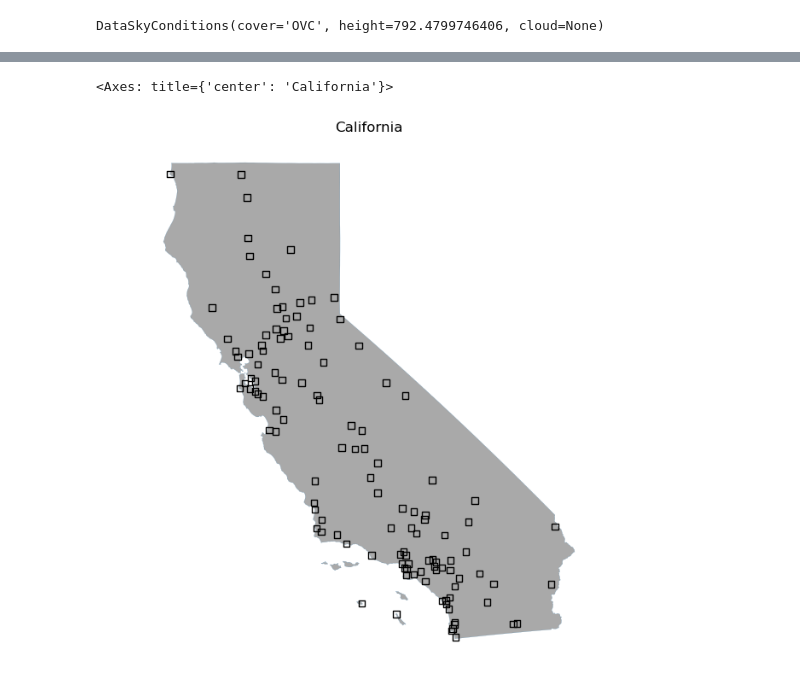
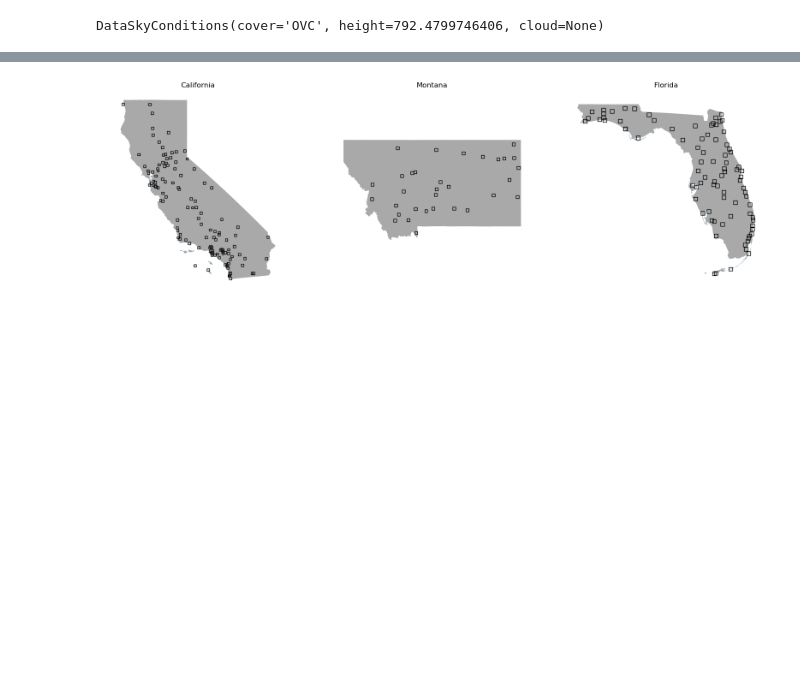
Before and after one commit to ErikWessel/MSCC-Notebooks, a Jupyter notebook: ml_data_preprocessing.ipynb, the cells around one changed output, grey strips where cells are left out. Cells and saved outputs as stored; diff of their text form; code cells hidden in the pictures; blank space fills up the shorter version.

```diff
--- a/ml_data_preprocessing.ipynb
+++ b/ml_data_preprocessing.ipynb
@@ -154,18 +211,19 @@ all_metars['timedelta'] = all_metars.apply(lambda row: row['datetime'].to_numpy(
 all_metars['timedelta [minutes]'] = all_metars['timedelta'].map(lambda x: x.total_seconds() / 60.0)
 # %%
 available_stations_in_products = []
-for product in products:
-    product_dir = os.path.join(features_dir, product)
-    product_bands = os.listdir(product_dir)
-    stations = set()
-    for band in product_bands:
-        band_dir = os.path.join(product_dir, band)
-        stations = stations.union(set([Path(file).stem for file in os.listdir(band_dir)]))
-    for station in stations:
-        available_stations_in_products += [{'product_id': product, 'station': station}]
+for state, products in products_per_state.items():
+    for product in products:
+        product_dir = os.path.join(state_dirs.loc[state, 'features'], product)
+        product_bands = os.listdir(product_dir)
+        stations = set()
+        for band in product_bands:
+            band_dir = os.path.join(product_dir, band)
+            stations = stations.union(set([Path(file).stem for file in os.listdir(band_dir)]))
+        for station in stations:
+            available_stations_in_products += [{'product_id': product, 'station': station}]
 available_stations_in_products = pd.DataFrame(available_stations_in_products)
 # %%
-available_metars = all_metars[(all_metars['product_id'].isin(products)) \
+available_metars = all_metars[(all_metars['product_id'].isin(all_products)) \
                               & (all_metars['sky_conditions [M]'].map(lambda x: len(x) > 0))].copy()
 keys = list(available_stations_in_products.columns.values)
 i1 = available_metars.set_index(keys).index
@@ -192,5 +271,5 @@ print(f'{len(remaining_stations)} stations remain')
 # %%
-ax: plt.Axes = metars['timedelta [minutes]'].plot(kind='hist')
+ax: plt.Axes = metars['timedelta [minutes]'].plot.hist(bins=16)
 ax.set_xlabel('time offset in minutes')
 # %% [output]
 Text(0.5, 0, 'time offset in minutes')
@@ -207,6 +294,6 @@ area_of_interest
 # %%
-def plot_area_of_interest(ax:plt.Axes, color:str):
-    gpd.GeoSeries(usa_states.loc[target_state].geometry.buffer(0).boundary).plot(ax=ax, facecolor=color, alpha=1.0, linewidth=0.1, zorder=1)
+def plot_state(ax:plt.Axes, state:str, color:str):
+    gpd.GeoSeries(usa_states.loc[state].geometry.buffer(0).boundary).plot(ax=ax, facecolor=color, alpha=1.0, linewidth=0.1, zorder=1)
 # %%
 def reproject_point(point:Point, crs_from, crs_to) -> Point:
     return Point(rasterio.warp.transform_geom(crs_from, crs_to, point)['coordinates'])
@@ -285,14 +372,15 @@ remaining_stations_metadata['cluster'] = remaining_stations_metadata['name'].app
 # %%
-fig, ax = plt.subplots(figsize=(8,8))
-ax.set_aspect('equal', 'datalim')
-ax.set_title(target_state)
-ax.axis(False)
-plot_area_of_interest(ax, 'darkgray')
+fig, axs = plt.subplots(figsize=(20, 6), ncols=len(target_states))
+for i, state in enumerate(target_states):
+    ax: plt.Axes = axs[i]
+    ax.set_aspect('equal', 'datalim')
+    ax.set_title(state)
+    ax.axis(False)
+    plot_state(ax, state, 'darkgray')
 
-remaining_stations_metadata.plot(
-    ax=ax, facecolor='none', edgecolor='black', legend=True
-)
+    remaining_stations_metadata[remaining_stations_metadata['state'] == state].plot(
+        ax=ax, facecolor='none', edgecolor='black', legend=True
+    )
 # %% [output]
-<Axes: title={'center': 'California'}>
-[figure, old version]
+[figure, new version]
 # %%
```
Also changed, not shown: parts of 83 cells of this notebook.
